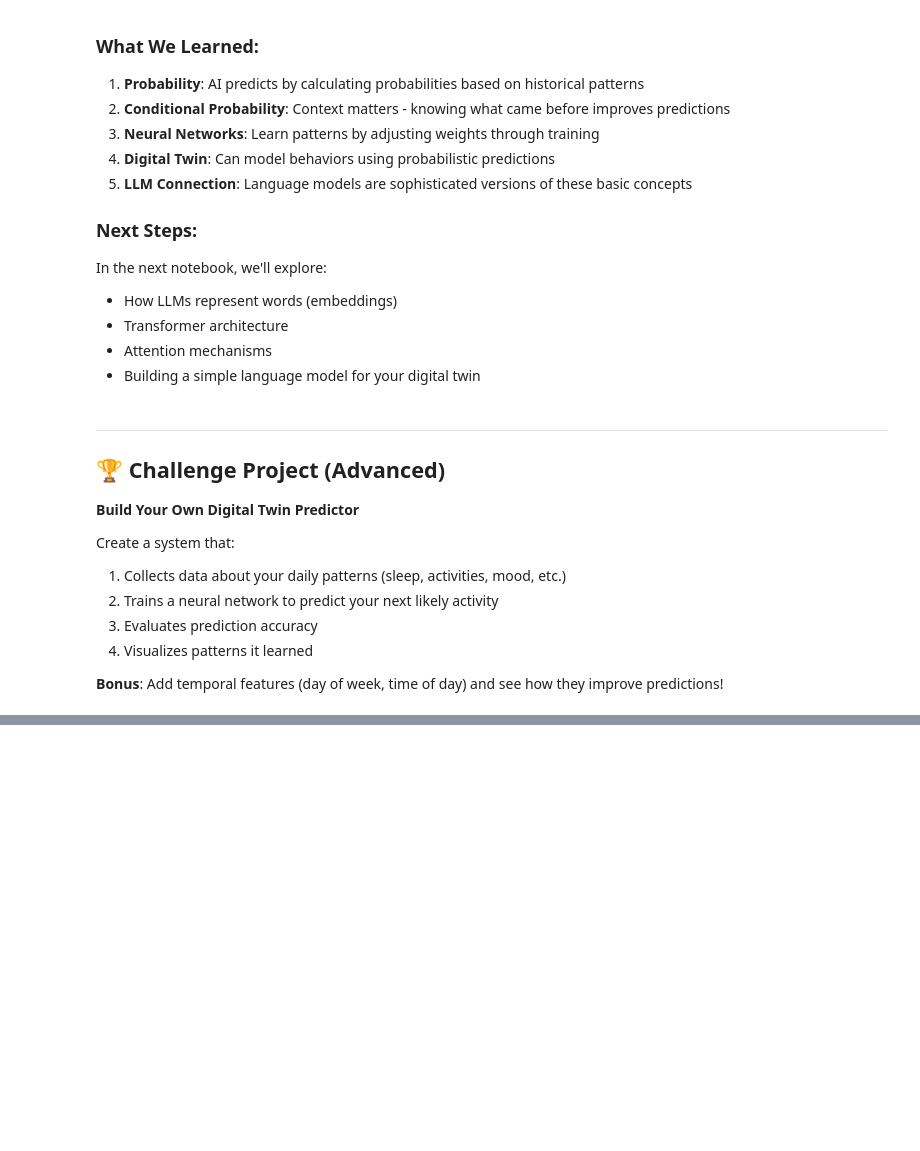
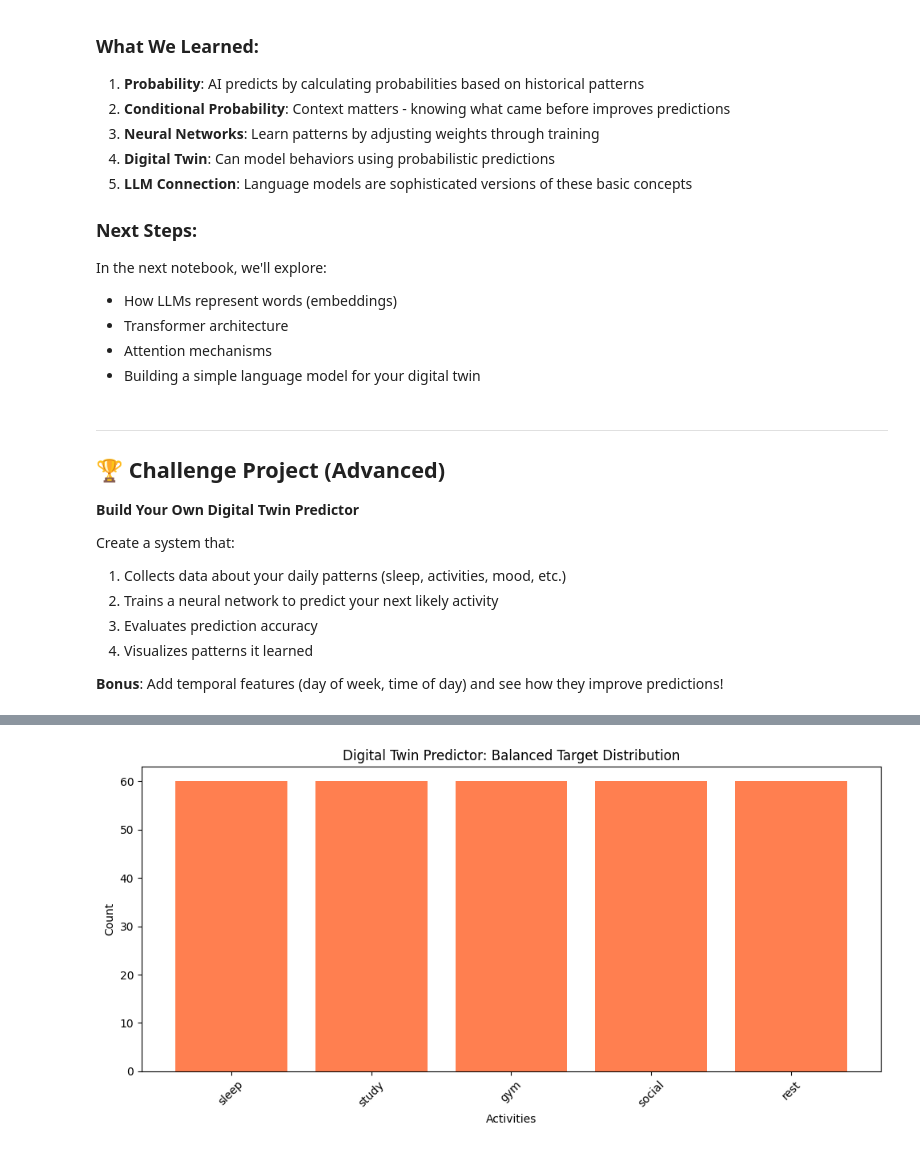
Before and after one commit to Anyangos/Digital-Twin, a Jupyter notebook: 01_probability_neural_networks.ipynb, the cells around one changed output, grey strips where cells are left out. Saved outputs shown, nothing was run; the diff lists cells and outputs as text; code cells hidden in the pictures; blank space fills up the shorter version.

```diff
--- a/01_probability_neural_networks.ipynb
+++ b/01_probability_neural_networks.ipynb
@@ -614,0 +731,87 @@ Create a system that:
+# %%
+# YOUR CHALLENGE PROJECT CODE HERE
+# This is your space to be creative!
+
+import numpy as np
+import matplotlib.pyplot as plt
+# activities to predict [sleep, study, gym, social, rest]
+# input features [hour, day, sleep_hours, mood]
+
+activities = ["sleep", "study", "gym", "social", "rest"]
+activity_to_index = {name: i for i, name in enumerate(activities)}
+
+def generate_fake_data(n_samples=300):
+  X = np.random.rand(n_samples, 2)
+  sleep_hours, mood = X[:, 0], X[:, 1]
+
+  # To balance the classes, we map the combined score into 5 equal percentiles (quantiles)
+  # This guarantees an approximately equal number of samples for each of the 5 activities
+  score = 0.60 * sleep_hours + 0.40 * mood
+
+  # Find the 20th, 40th, 60th, and 80th percentiles of the score
+  pct = np.percentile(score, [20, 40, 60, 80])
+
+  indices = []
+  for s in score:
+    if s < pct[0]:
+      indices.append(activity_to_index["rest"])
+    elif s < pct[1]:
+      indices.append(activity_to_index["study"])
+    elif s < pct[2]:
+      indices.append(activity_to_index["gym"])
+    elif s < pct[3]:
+      indices.append(activity_to_index["social"])
+    else:
+      indices.append(activity_to_index["sleep"])
+
+  # Convert category indices to one-hot encoded targets of shape (n_samples, 5)
+  y = np.zeros((n_samples, 5))
+  y[np.arange(n_samples), indices] = 1.0
+
+  return X, y
+
+np.random.seed(42)
+X, y = generate_fake_data()
+print(y[:5])
+
+print(activity_to_index)
+
+# split_data is defined in another cell
+X_train, y_train, X_test, y_test = split_data(X, y)
+print("Training shape:",  X_train.shape, y_train.shape)
+print("Testing shape:",  X_test.shape, y_test.shape)
+
+# Create and train network
+model = SimpleNeuralNetwork(input_size = 2, hidden_size = 8, output_size = 5)
+model.train(X_train, y_train, epochs=500, learning_rate=0.5)
+def accuracy(model, X, y):
+  # 1. Get the network's predictions for X (shape: n_samples, 5)
+  predicted = model.predict(X)
+
+  # 2. Use argmax along axis=1 to pick the highest scoring class for each sample
+  pred_labels = np.argmax(predicted, axis=1)
+
+  # 3. Get actual class indices
+  true_labels = np.argmax(y, axis=1)
+
+  # 4. Return the fraction where they match
+  return np.mean(pred_labels == true_labels)
+
+train_acc = accuracy(model, X_train, y_train)
+test_acc = accuracy(model, X_test, y_test)
+
+print(f"Training Accuracy: {train_acc * 100:.2f}%")
+print(f"Testing Accuracy: {test_acc * 100:.2f}%")
+
+# Visualize activity distribution from the generated data
+plt.figure(figsize=(10, 5))
+plt.bar(activities, y.sum(axis=0), color='coral')
+plt.title('Digital Twin Predictor: Balanced Target Distribution')
+plt.ylabel('Count')
+plt.xlabel('Activities')
+plt.xticks(rotation=45)
+plt.tight_layout()
+plt.show()
+
+#Come back and test the changes when you include day and time of day
+# %% [output]
@@ -614,0 +833 @@ Create a system that:
+[figure, added]
```
Also changed, not shown: parts of 10 cells of this notebook.
